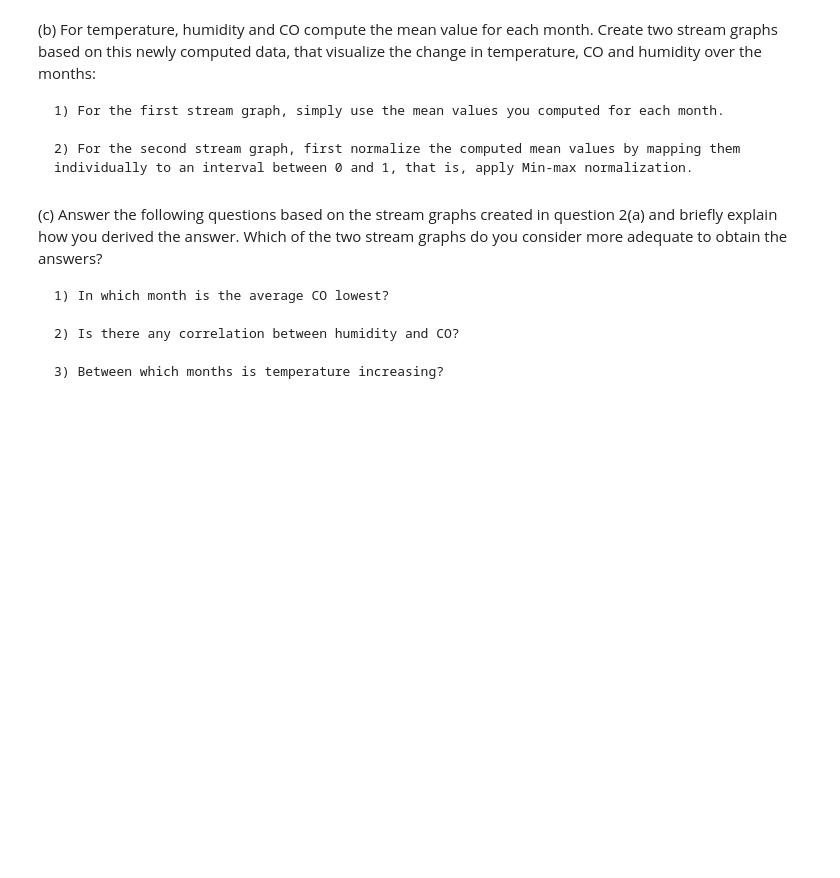
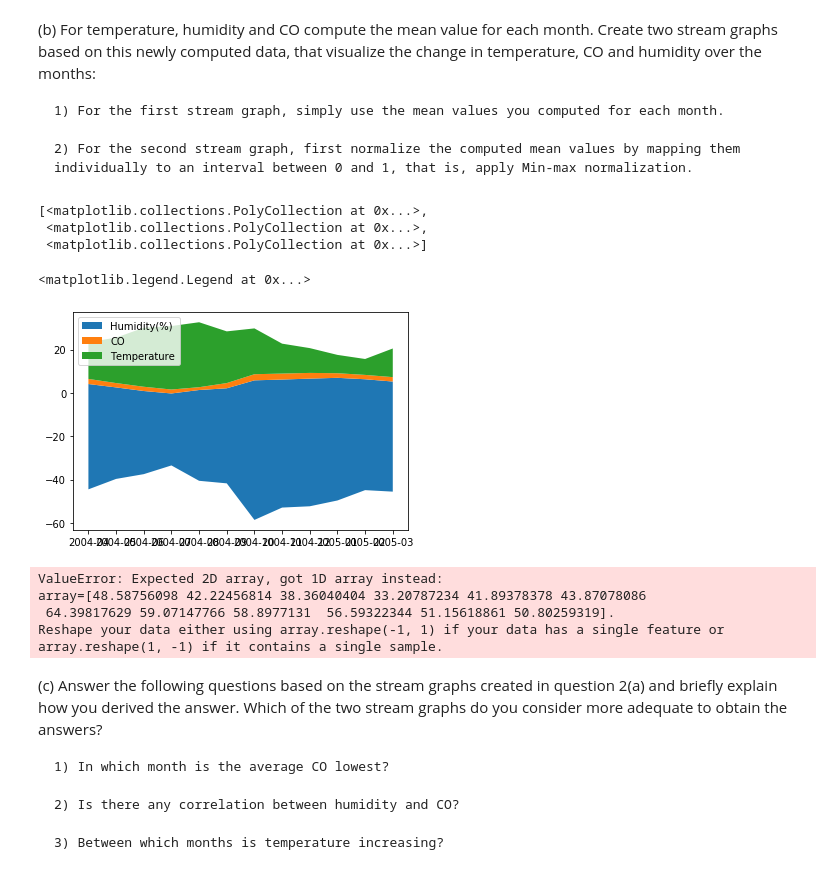
Before and after one commit to janhaa/data-science-ws1920, a Jupyter notebook: assignment2/IDSAssignmentSecondPart.ipynb, the cells around one changed output. Cells and saved outputs as stored; diff of their text form; code cells hidden in the pictures; blank space fills up the shorter version.

```diff
--- a/assignment2/IDSAssignmentSecondPart.ipynb
+++ b/assignment2/IDSAssignmentSecondPart.ipynb
@@ -268,3 +248,26 @@ For this question, use the extracted data set you created in the preprocessing s
+# %%
+#your code
+import time
+data_preprocessed1 = pd.read_csv('air_pollution_2.csv')
+#drop columns Traffic_Volume and Particulate_Matter
+data_selected1 = data_preprocessed1.drop(['Traffic_Volume', 'Particulate_Matter'], axis = 1)
+
+tmp1 = data_selected1['Date'] + ' ' + data_selected1['Time']
+data_selected1['DateTime'] = pd.to_datetime(tmp1, dayfirst = True)
+data_selected1 = data_selected1.drop(['Date', 'Time'], axis = 1)
+index1 = data_selected1[data_selected1['DateTime'] <= '2004-04-01 00:00:00'].index
+
+index2 = data_selected1[data_selected1['DateTime'] >= '2005-03-31 00:00:00'].index
+
+data_selected1.drop(index1 , inplace=True)
+data_selected1.drop(index2 , inplace=True)
+for cl in column:
+    index3 = data_selected1[data_selected1[cl] < -37].index
+data_selected1.drop(index3, inplace=True)
+index4 = data_selected1[data_selected1['CO'] == (-200 or -200.0)].index
+index5 = data_selected1[data_selected1['NO2'] == (-200 or -200.0)].index
+index4 = index4.union(index5)
+data_selected1.drop(index4, inplace=True)
 # %% [markdown]
 (b) For temperature, humidity and CO compute the mean value for each month. Create two stream graphs based on this newly computed data, that visualize the change in temperature, CO and humidity over the months:
 
@@ -276,3 +277,32 @@ For this question, use the extracted data set you created in the preprocessing s
+# %%
+from sklearn import preprocessing
+#your code
+data_selected1.index = data_selected1['DateTime']
+humidityMeanMonthly = data_selected1['Humidity(%)'].resample('M').mean()
+coMeanMonthly = data_selected1['CO'].resample('M').mean()
+tempMeanMonthly = data_selected1['Temperature'].resample('M').mean()
+
+labels = ["Humidity(%) ", "CO", "Temperature"]
+x = ['2004-04', '2004-05', '2004-06', '2004-07', '2004-08', '2004-09', '2004-10', '2004-11', '2004-12', '2005-01', '2005-02', '2005-03']
+y = np.vstack([humidityMeanMonthly, coMeanMonthly, tempMeanMonthly])
+
+fig, ax = plt.subplots()
+#modifying the axis
+ax.stackplot(x, humidityMeanMonthly, coMeanMonthly, tempMeanMonthly, labels=labels, baseline='wiggle')
+ax.legend(loc='upper left')
+plt.show()
+
+#TODO min max normalization
+# %% [output]
+[<matplotlib.collections.PolyCollection at 0x...>,
+ <matplotlib.collections.PolyCollection at 0x...>,
+ <matplotlib.collections.PolyCollection at 0x...>]
+<matplotlib.legend.Legend at 0x...>
+[figure, added]
+ValueError: Expected 2D array, got 1D array instead:
+array=[48.58756098 42.22456814 38.36040404 33.20787234 41.89378378 43.87078086
+ 64.39817629 59.07147766 58.8977131  56.59322344 51.15618861 50.80259319].
+Reshape your data either using array.reshape(-1, 1) if your data has a single feature or array.reshape(1, -1) if it contains a single sample.
 # %% [markdown]
 (c) Answer the following questions based on the stream graphs created in question 2(a) and briefly explain how you derived the answer. Which of the two stream graphs do you consider more adequate to obtain the answers?
 
```
Also changed, not shown: parts of 5 cells of this notebook, 1 other file.
